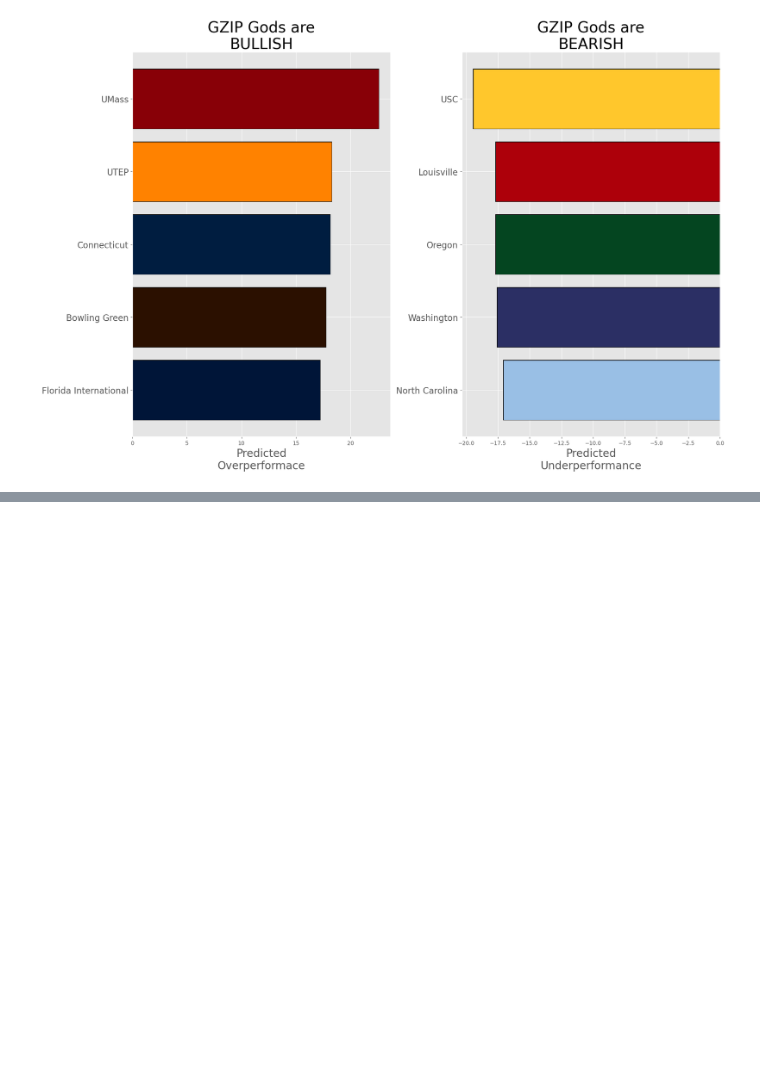
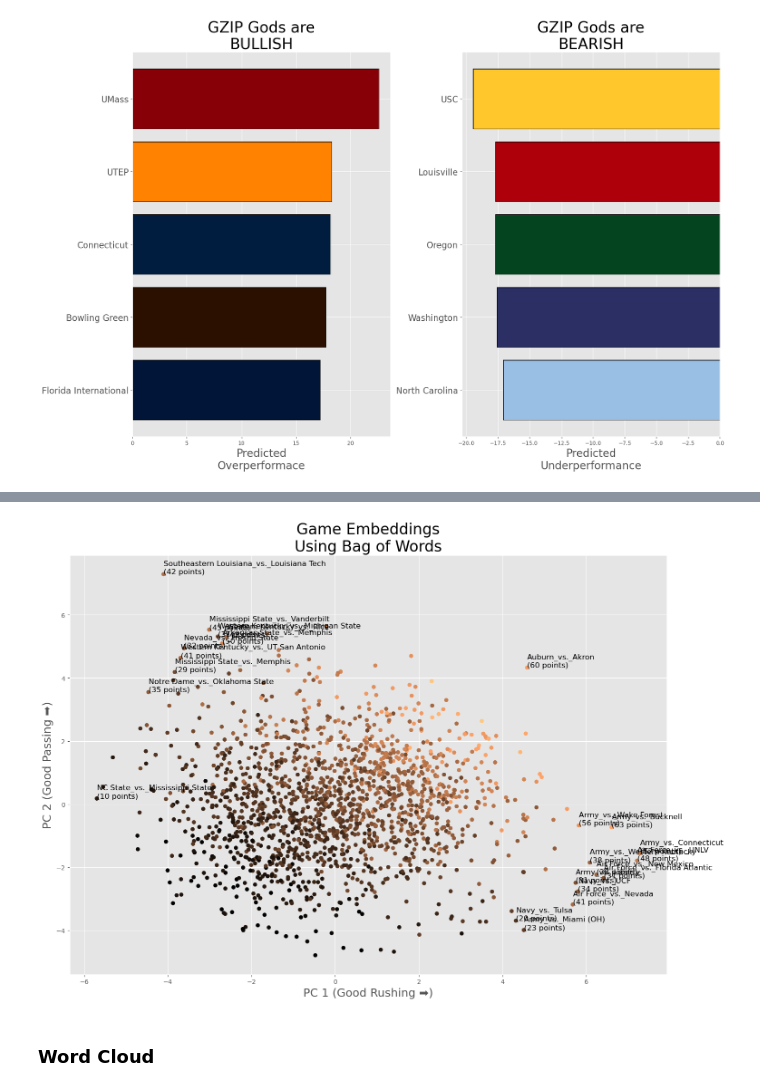
Before and after one commit to btatkinson/gzip_cfb, a Jupyter notebook: gzip_notebook.ipynb, the cells around one changed output, grey strips where cells are left out. Cells and saved outputs as stored; diff of their text form; code cells hidden in the pictures; blank space fills up the shorter version.

```diff
--- a/gzip_notebook.ipynb
+++ b/gzip_notebook.ipynb
@@ -407,0 +568,4 @@ plt.show()
+# %%
+
+train_df = train_df.sort_values(by='start_date').reset_index(drop=True)
+test_df = test_df.sort_values(by='start_date').reset_index(drop=True)
@@ -407,0 +642,4 @@ plt.show()
+# %%
+
+pca = PCA(n_components=2)
+embeddings = pca.fit_transform(np.array(X_input))
@@ -407,0 +673,50 @@ plt.show()
+# %%
+
+bow_21 = bow_21.rename(columns={'offense':'team','defense':'opp'})
+bow_22 = bow_22.rename(columns={'offense':'team','defense':'opp'})
+bow_21 = bow_21.merge(train_df[['game_id','team','opp','team_points']].copy(), on=['game_id','team','opp'], how='left')
+bow_22 = bow_22.merge(test_df[['game_id','team','opp','team_points']].copy(), on=['game_id','team','opp'], how='left')
+# %%
+meta = bow_21.copy()[['game_id','team','opp','team_points']]
+# meta['score_total'] = meta['team_score'].copy()+meta['opp_score'].copy()
+# meta['score_diff'] = meta['team_score'].copy()-meta['opp_score'].copy()
+meta['label'] = meta['team'].copy()+'_vs._'+meta['opp'].copy()+'\n('+meta['team_points'].copy().astype(str)+' points)'
+# %%
+
+fig, ax=plt.subplots(figsize=(17,12))
+ax.scatter(embeddings[:, 0], embeddings[:, 1], c=meta['team_points']+10, cmap='copper')
+# ax.scatter(ole_miss_data[:, 0], ole_miss_data[:, 1], c='crimson', s=70,label='Ole Miss')
+# ax.scatter(bc_data[:, 0], bc_data[:, 1], c='maroon', s=70,label='Boston College')
+# ax.scatter(washington_data[:, 0], washington_data[:, 1], c='purple', s=70,label='Washington')
+# ax.scatter(rutgers_data[:, 0], rutgers_data[:, 1], c='black', s=70,label='Rutgers')
+
+ax.set_title("Game Embeddings\nUsing Bag of Words",fontsize=24)
+for i in range(embeddings.shape[0]):
+    if (embeddings[i,0]**2) + (embeddings[i,1]**2) > 32:
+#         ax.scatter(embeddings[i, 0], embeddings[i, 1], c='orange', s=70,label='Tennessee')
+        ax.text(x=embeddings[i,0]+0.005,y=embeddings[i,1]+0.005,s=meta.iloc[i]['label'],fontsize=12)
+    if ('Georgia' in meta.iloc[i]['team']) & ('TCU' in meta.iloc[i]['opp']):
+        ax.text(x=embeddings[i,0]+0.005,y=embeddings[i,1]+0.005,s=meta.iloc[i]['label'],fontsize=12)
+#     if 'USC' in meta.iloc[i]['team']:
+#         ax.scatter(embeddings[i, 0], embeddings[i, 1], c='red', s=100, label='Georgia')
+#         ax.text(x=embeddings[i,0]+0.005,y=embeddings[i,1]+0.005,s=meta.iloc[i]['label'],fontsize=12)
+#     if 'Iowa_' in meta.iloc[i]['label']:
+#         ax.scatter(embeddings[i, 0], embeddings[i, 1], c='gold', s=100, label='Iowa')
+#         ax.text(x=embeddings[i,0]+0.005,y=embeddings[i,1]+0.005,s=meta.iloc[i]['label'],fontsize=12)
+ax.set_xlabel('PC 1 (Good Rushing ➡️)',fontsize=18)
+ax.set_ylabel('PC 2 (Good Passing ➡️)',fontsize=18)
+# ax.legend(fontsize=16)
+plt.savefig("C://Users/Blake/Downloads/bows_example.png")
+plt.show()
+#     if 'Washington_' in meta.iloc[i]['label']:
+#         ax.text(x=embeddings[i,0]+0.005,y=embeddings[i,1]+0.005,s=meta.iloc[i]['label'],fontsize=12)
+#     if 'Boston College' in meta.iloc[i]['team']:
+#         ax.text(x=embeddings[i,0]+0.005,y=embeddings[i,1]+0.005,s=meta.iloc[i]['label'],fontsize=12)
+#     if embeddings[i, 1]>0.95:
+#         ax.text(x=embeddings[i,0]+0.005,y=embeddings[i,1]+0.005,s=meta.iloc[i]['label'],fontsize=12)
+#     if np.random.random()>0.95:
+#         ax.text(x=embeddings[i,0]+0.005,y=embeddings[i,1]+0.005,s=meta.iloc[i]['label'],fontsize=12)
+# %% [output]
+[figure, added]
+# %% [markdown]
+### Word Cloud
```
Also changed, not shown: parts of 62 cells of this notebook.
